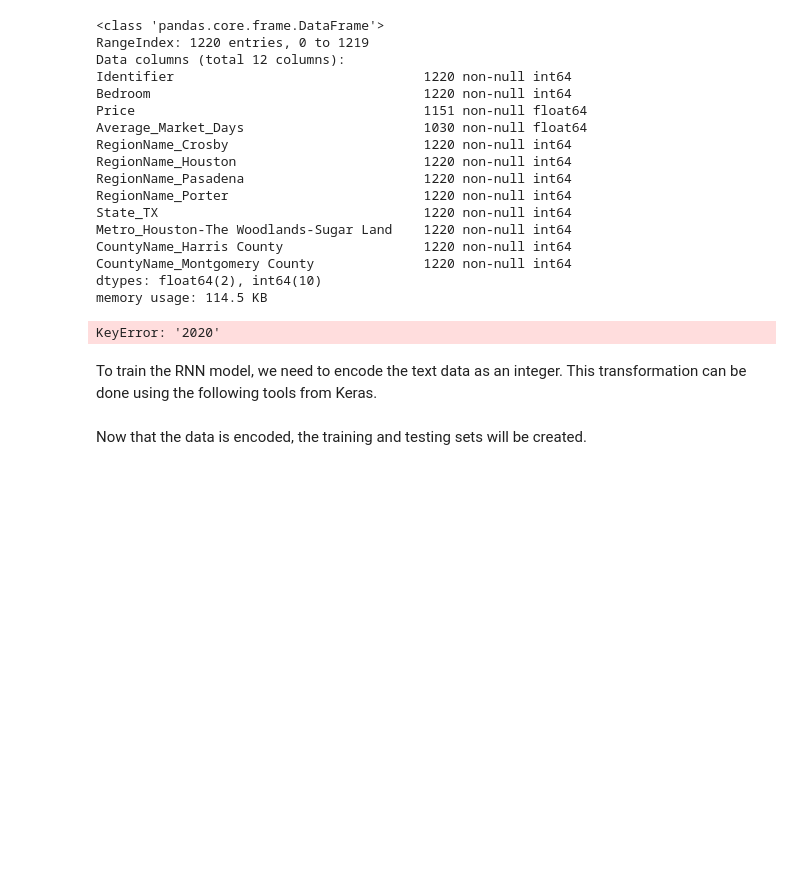
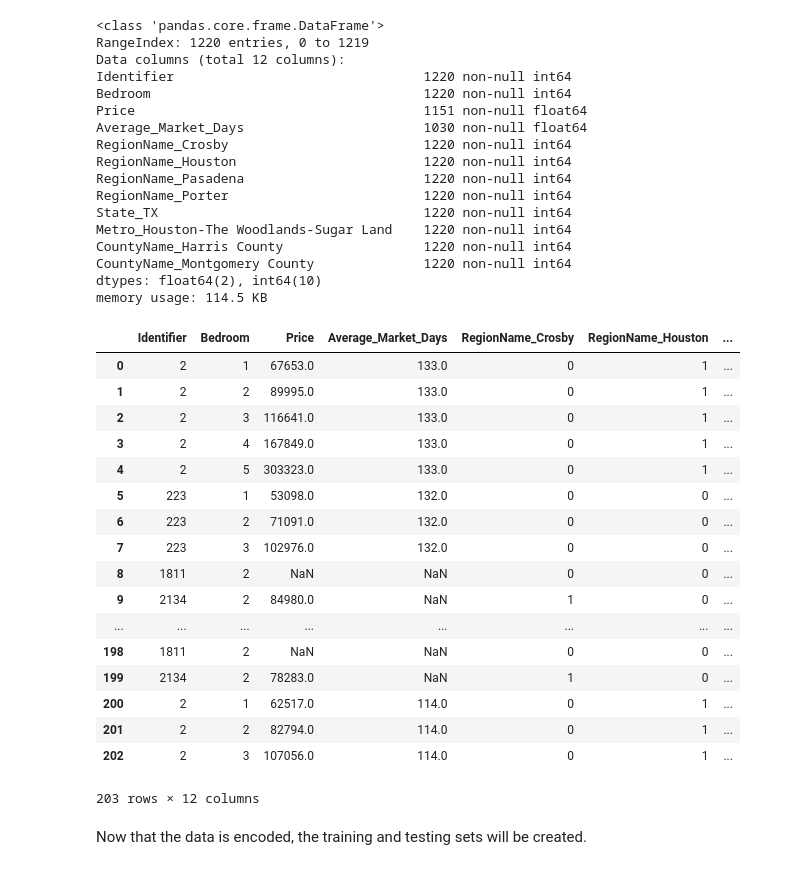
Before and after one commit to jexiamaris/project2, a Jupyter notebook: notebooks/colin 2.ipynb, the cells around one changed output. Drawn from its saved outputs; the diff is of its cells as text; code cells hidden in the pictures; blank space fills up the shorter version.

```diff
--- a/notebooks/colin 2.ipynb
+++ b/notebooks/colin 2.ipynb
@@ -53,12 +53,28 @@ y = housing_df["Price"].values
 # %%
 #slice data into Training and Testing
 train = df.loc['2010':'2019']
 
-test = df.loc['2020']
+test = df.loc[:'2020']
+test
 # %% [output]
+|  | Identifier | Bedroom | Price | Average_Market_Days | RegionName_Crosby | RegionName_Houston | ... |
+| 0 | 2 | 1 | 67653.0 | 133.0 | 0 | 1 | ... |
+| 1 | 2 | 2 | 89995.0 | 133.0 | 0 | 1 | ... |
+| 2 | 2 | 3 | 116641.0 | 133.0 | 0 | 1 | ... |
+| 3 | 2 | 4 | 167849.0 | 133.0 | 0 | 1 | ... |
+| 4 | 2 | 5 | 303323.0 | 133.0 | 0 | 1 | ... |
+| 5 | 223 | 1 | 53098.0 | 132.0 | 0 | 0 | ... |
+| 6 | 223 | 2 | 71091.0 | 132.0 | 0 | 0 | ... |
+| 7 | 223 | 3 | 102976.0 | 132.0 | 0 | 0 | ... |
+| 8 | 1811 | 2 | NaN | NaN | 0 | 0 | ... |
+| 9 | 2134 | 2 | 84980.0 | NaN | 1 | 0 | ... |
+| ... | ... | ... | ... | ... | ... | ... | ... |
+| 198 | 1811 | 2 | NaN | NaN | 0 | 0 | ... |
+| 199 | 2134 | 2 | 78283.0 | NaN | 1 | 0 | ... |
+| 200 | 2 | 1 | 62517.0 | 114.0 | 0 | 1 | ... |
+| 201 | 2 | 2 | 82794.0 | 114.0 | 0 | 1 | ... |
+| 202 | 2 | 3 | 107056.0 | 114.0 | 0 | 1 | ... |
-KeyError: '2020'
+203 rows × 12 columns
-# %% [markdown]
-To train the RNN model, we need to encode the text data as an integer. This transformation can be done using the following tools from Keras.
 # %%
 #importing function
 from sklearn.preprocessing import LabelEncoder
```
Also changed, not shown: parts of 1 cell of this notebook.
